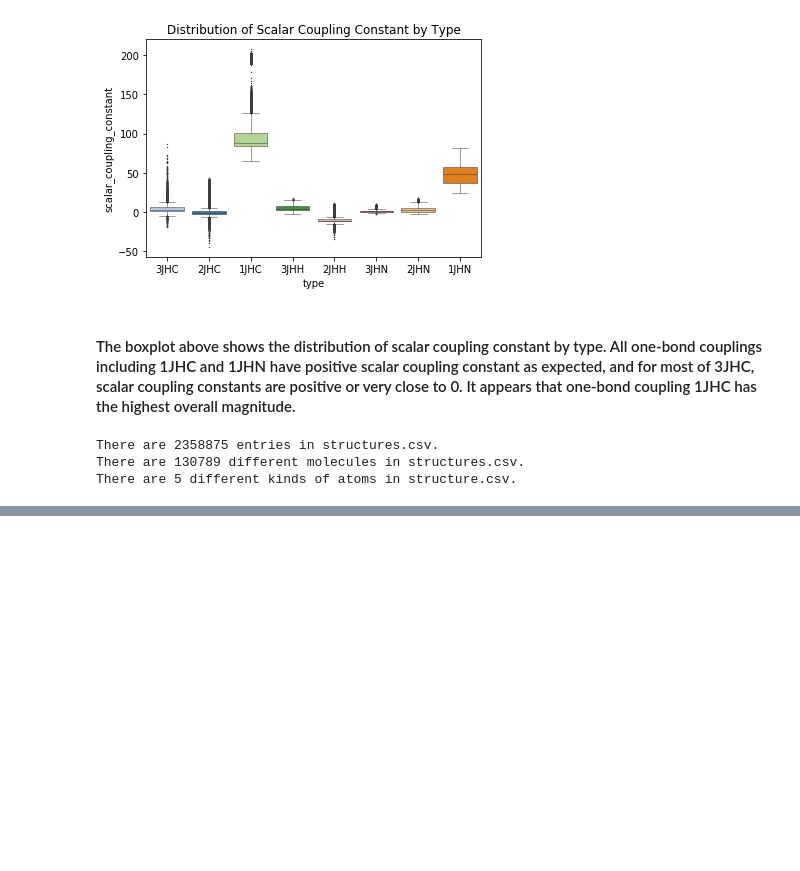
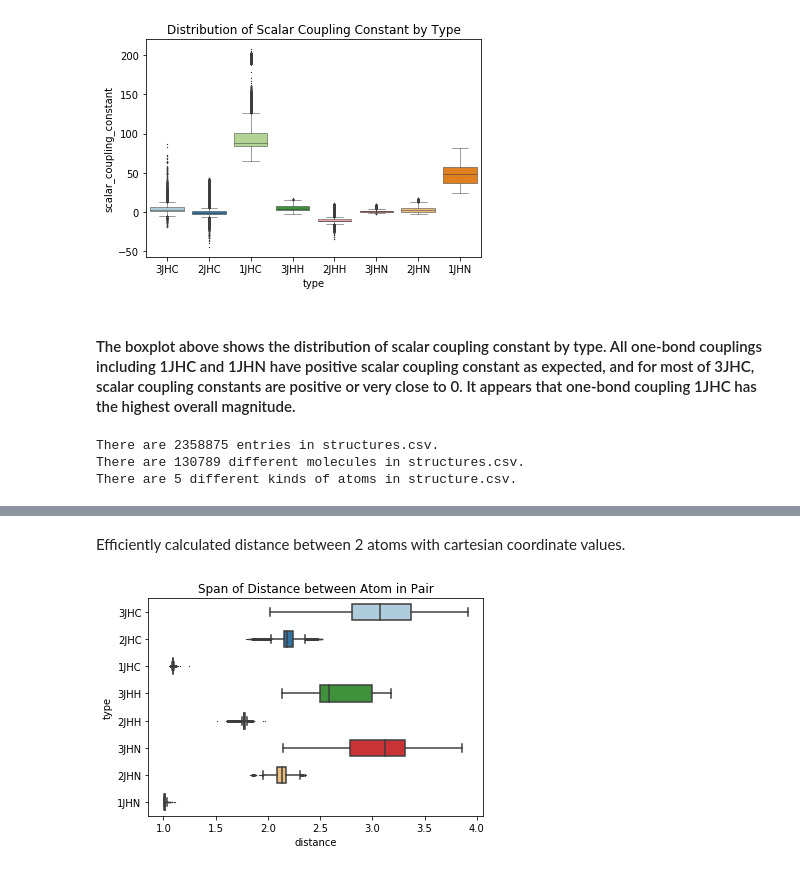
Before and after one commit to nortonlyr/MachineLearningExercises, a Jupyter notebook: Capstone1_Predicting_Molecular_Properties.ipynb, the cells around one changed output, grey strips where cells are left out. Cells and saved outputs as stored; diff of their text form; code cells hidden in the pictures; blank space fills up the shorter version.

```diff
--- a/Capstone1_Predicting_Molecular_Properties.ipynb
+++ b/Capstone1_Predicting_Molecular_Properties.ipynb
@@ -135,0 +185,7 @@ There are 5 different kinds of atoms in structure.csv.
+# %%
+# break down type into 2 other features
+
+train['bond_length'] = train['type'].str[0]
+train['atom_1'] = train['type'].str[3]
+
+train.head(10)
@@ -135,0 +206,10 @@ There are 5 different kinds of atoms in structure.csv.
+# %%
+df = train.merge(structures,
+                how = 'left',
+                left_on = ['molecule_name', 'atom_index_0'],
+                right_on = ['molecule_name', 'atom_index']).merge(structures,
+                how = 'left',
+                left_on = ['molecule_name', 'atom_index_1', 'atom_1', 'count_of_atoms'],
+                right_on = ['molecule_name', 'atom_index', 'atom', 'count_of_atoms'],
+                                                                 suffixes = ['_0', '_1'])
+df.head()
@@ -135,0 +223,3 @@ There are 5 different kinds of atoms in structure.csv.
+# %%
+final = df.loc[:, ~df.columns.duplicated()].set_index('id')
+final.head()
@@ -135,0 +236,7 @@ There are 5 different kinds of atoms in structure.csv.
+# %%
+# https://www.kaggle.com/seriousran/just-speed-up-calculate-distance-from-benchmark
+
+p0 = final[['x_0', 'y_0', 'z_0']].values
+p1 = final[['x_1', 'y_1', 'z_1']].values
+final['distance'] = np.linalg.norm(p0 - p1, axis = 1)
+final.head()
@@ -135,0 +251,14 @@ There are 5 different kinds of atoms in structure.csv.
+# %% [markdown]
+Efficiently calculated distance between 2 atoms with cartesian coordinate values.
+# %%
+sns.boxplot(x = 'distance',
+           y = 'type',
+           data = final,
+           width = 0.6,
+           fliersize = 0.4,
+           palette = 'Paired',
+           order = s1.index)
+plt.title('Span of Distance between Atom in Pair')
+plt.show()
+# %% [output]
+[figure, added]
```
Also changed, not shown: parts of 17 cells of this notebook.
